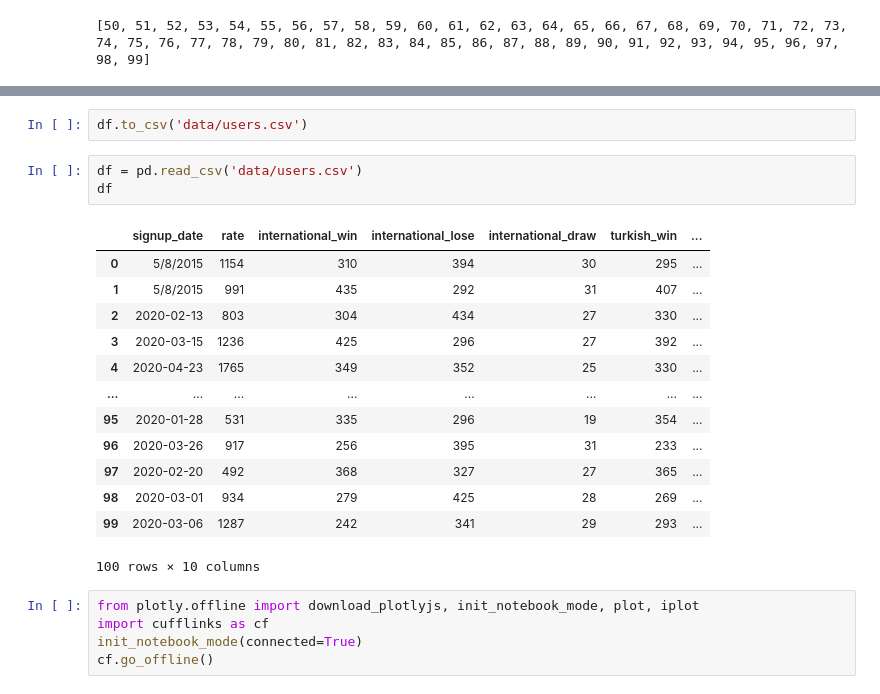
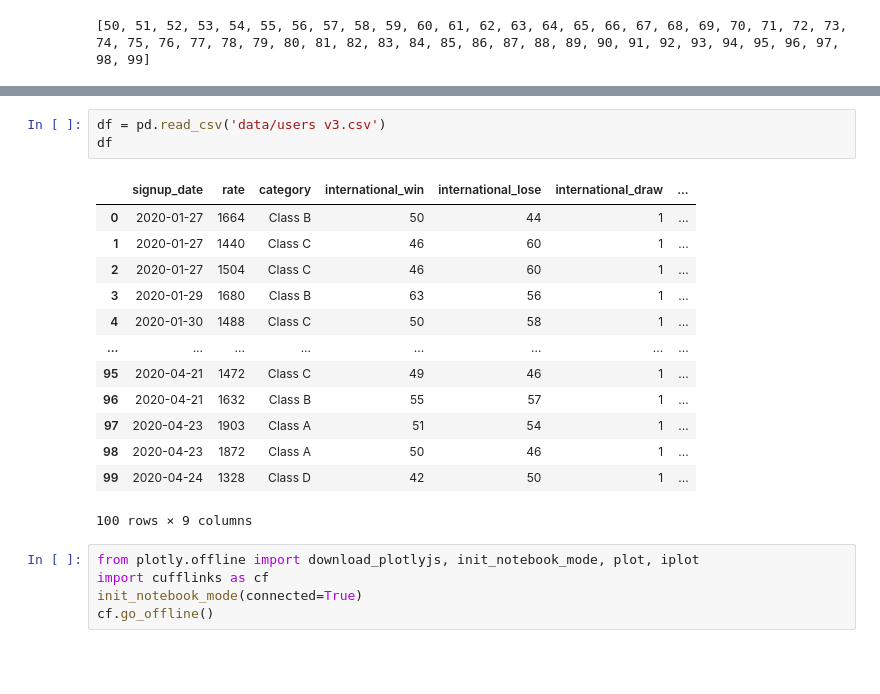
Before and after one commit to baraazain/checkers-server, a Jupyter notebook: main.ipynb, the cells around one changed output, grey strips where cells are left out. Saved outputs shown, nothing was run; the diff lists cells and outputs as text; blank space fills up the shorter version.

```diff
--- a/main.ipynb
+++ b/main.ipynb
@@ -363,22 +312,20 @@ df1
 # %%
-df.to_csv('data/users.csv')
+df = pd.read_csv('data/users v3.csv')
+df
+# %% [output]
+|  | signup_date | rate | category | international_win | international_lose | international_draw | ... |
+| 0 | 2020-01-27 | 1664 | Class B | 50 | 44 | 1 | ... |
+| 1 | 2020-01-27 | 1440 | Class C | 46 | 60 | 1 | ... |
+| 2 | 2020-01-27 | 1504 | Class C | 46 | 60 | 1 | ... |
+| 3 | 2020-01-29 | 1680 | Class B | 63 | 56 | 1 | ... |
+| 4 | 2020-01-30 | 1488 | Class C | 50 | 58 | 1 | ... |
+| ... | ... | ... | ... | ... | ... | ... | ... |
+| 95 | 2020-04-21 | 1472 | Class C | 49 | 46 | 1 | ... |
+| 96 | 2020-04-21 | 1632 | Class B | 55 | 57 | 1 | ... |
+| 97 | 2020-04-23 | 1903 | Class A | 51 | 54 | 1 | ... |
+| 98 | 2020-04-23 | 1872 | Class A | 50 | 46 | 1 | ... |
+| 99 | 2020-04-24 | 1328 | Class D | 42 | 50 | 1 | ... |
+100 rows × 9 columns
-# %%
-df = pd.read_csv('data/users.csv')
-df
-# %% [output]
-|  | signup_date | rate | international_win | international_lose | international_draw | turkish_win | ... |
-| 0 | 5/8/2015 | 1154 | 310 | 394 | 30 | 295 | ... |
-| 1 | 5/8/2015 | 991 | 435 | 292 | 31 | 407 | ... |
-| 2 | 2020-02-13 | 803 | 304 | 434 | 27 | 330 | ... |
-| 3 | 2020-03-15 | 1236 | 425 | 296 | 27 | 392 | ... |
-| 4 | 2020-04-23 | 1765 | 349 | 352 | 25 | 330 | ... |
-| ... | ... | ... | ... | ... | ... | ... | ... |
-| 95 | 2020-01-28 | 531 | 335 | 296 | 19 | 354 | ... |
-| 96 | 2020-03-26 | 917 | 256 | 395 | 31 | 233 | ... |
-| 97 | 2020-02-20 | 492 | 368 | 327 | 27 | 365 | ... |
-| 98 | 2020-03-01 | 934 | 279 | 425 | 28 | 269 | ... |
-| 99 | 2020-03-06 | 1287 | 242 | 341 | 29 | 293 | ... |
-100 rows × 10 columns
 # %%
 from plotly.offline import download_plotlyjs, init_notebook_mode, plot, iplot
 import cufflinks as cf
```
Also changed, not shown: parts of 21 cells of this notebook, 4 other files.
